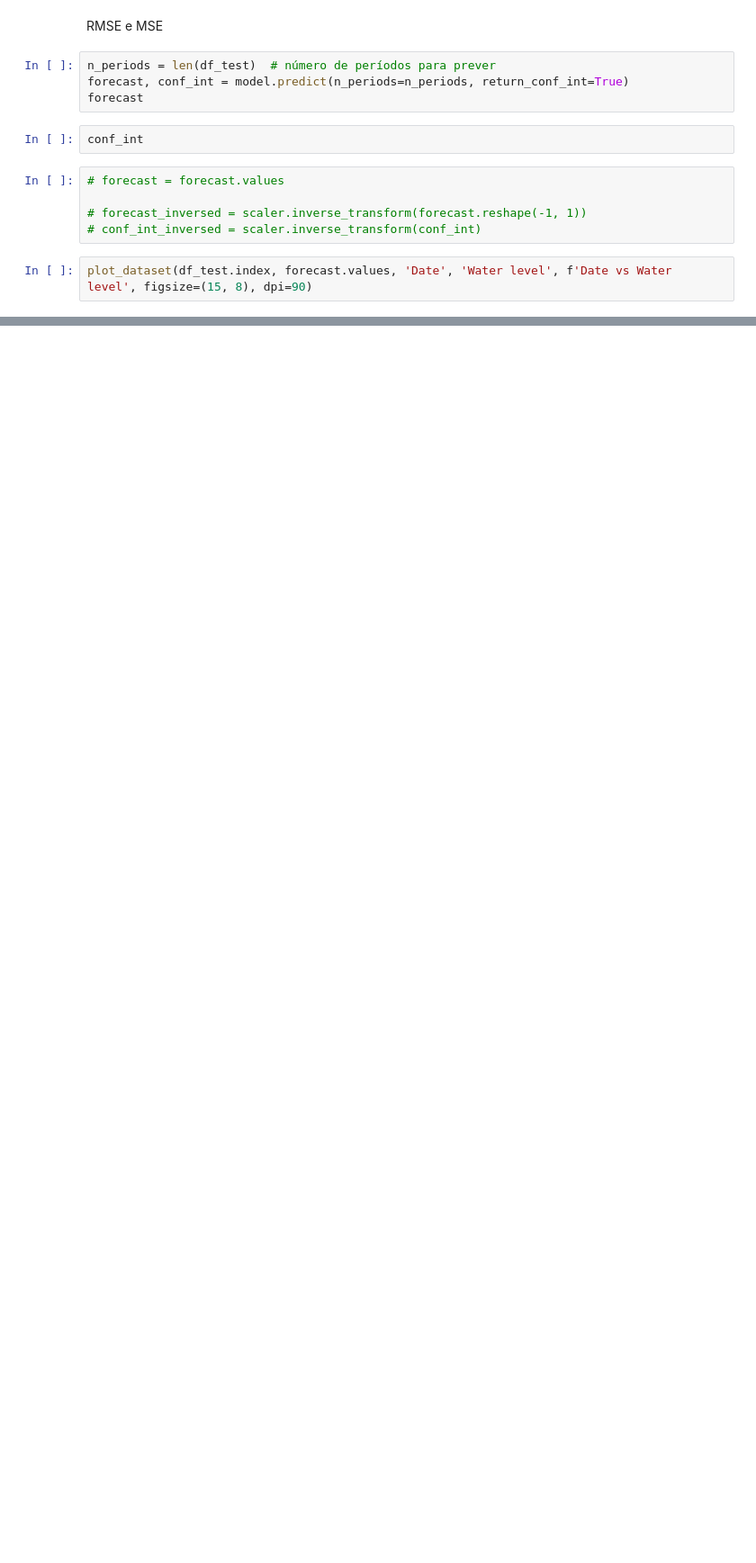
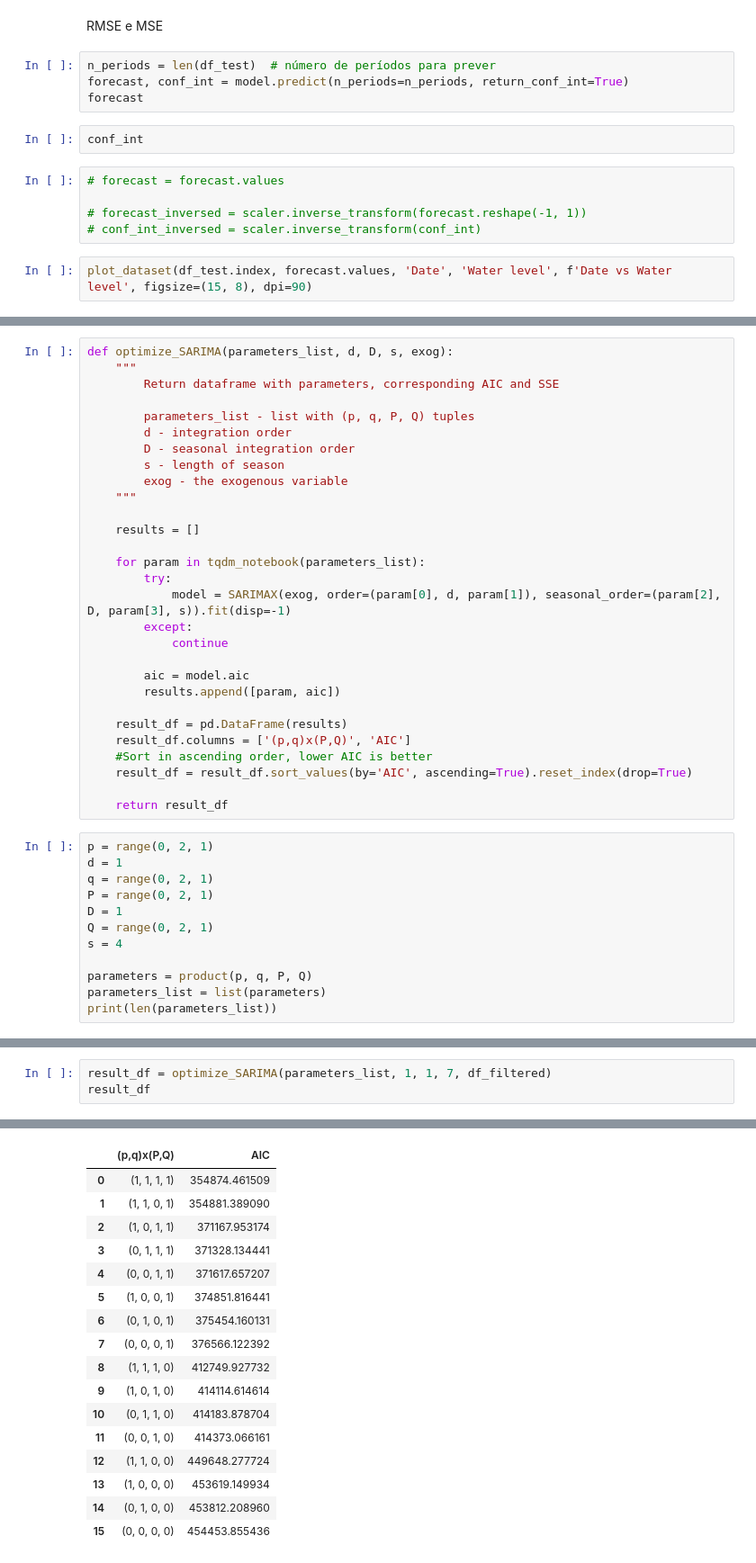
Before and after one commit to ThierrryScotto/cais_maua, a Jupyter notebook: cais_maua_time_series.ipynb, the cells around one changed output, grey strips where cells are left out. Shown at 90% size. Drawn from its saved outputs; the diff is of its cells as text; blank space fills up the shorter version.

```diff
--- a/cais_maua_time_series.ipynb
+++ b/cais_maua_time_series.ipynb
@@ -295,0 +419,41 @@ plot_dataset(df_test.index, forecast.values, 'Date', 'Water level', f'Date vs Wa
+# %%
+def optimize_SARIMA(parameters_list, d, D, s, exog):
+    """
+        Return dataframe with parameters, corresponding AIC and SSE
+
+        parameters_list - list with (p, q, P, Q) tuples
+        d - integration order
+        D - seasonal integration order
+        s - length of season
+        exog - the exogenous variable
+    """
+
+    results = []
+
+    for param in tqdm_notebook(parameters_list):
+        try:
+            model = SARIMAX(exog, order=(param[0], d, param[1]), seasonal_order=(param[2], D, param[3], s)).fit(disp=-1)
+        except:
+            continue
+
+        aic = model.aic
+        results.append([param, aic])
+
+    result_df = pd.DataFrame(results)
+    result_df.columns = ['(p,q)x(P,Q)', 'AIC']
+    #Sort in ascending order, lower AIC is better
+    result_df = result_df.sort_values(by='AIC', ascending=True).reset_index(drop=True)
+
+    return result_df
+# %%
+p = range(0, 2, 1)
+d = 1
+q = range(0, 2, 1)
+P = range(0, 2, 1)
+D = 1
+Q = range(0, 2, 1)
+s = 4
+
+parameters = product(p, q, P, Q)
+parameters_list = list(parameters)
+print(len(parameters_list))
@@ -295,0 +462,4 @@ plot_dataset(df_test.index, forecast.values, 'Date', 'Water level', f'Date vs Wa
+# %%
+result_df = optimize_SARIMA(parameters_list, 1, 1, 7, df_filtered)
+result_df
+# %% [output]
@@ -295,0 +468,17 @@ plot_dataset(df_test.index, forecast.values, 'Date', 'Water level', f'Date vs Wa
+|  | (p,q)x(P,Q) | AIC |
+| 0 | (1, 1, 1, 1) | 354874.461509 |
+| 1 | (1, 1, 0, 1) | 354881.389090 |
+| 2 | (1, 0, 1, 1) | 371167.953174 |
+| 3 | (0, 1, 1, 1) | 371328.134441 |
+| 4 | (0, 0, 1, 1) | 371617.657207 |
+| 5 | (1, 0, 0, 1) | 374851.816441 |
+| 6 | (0, 1, 0, 1) | 375454.160131 |
+| 7 | (0, 0, 0, 1) | 376566.122392 |
+| 8 | (1, 1, 1, 0) | 412749.927732 |
+| 9 | (1, 0, 1, 0) | 414114.614614 |
+| 10 | (0, 1, 1, 0) | 414183.878704 |
+| 11 | (0, 0, 1, 0) | 414373.066161 |
+| 12 | (1, 1, 0, 0) | 449648.277724 |
+| 13 | (1, 0, 0, 0) | 453619.149934 |
+| 14 | (0, 1, 0, 0) | 453812.208960 |
+| 15 | (0, 0, 0, 0) | 454453.855436 |
```
Also changed, not shown: parts of 24 cells of this notebook.
